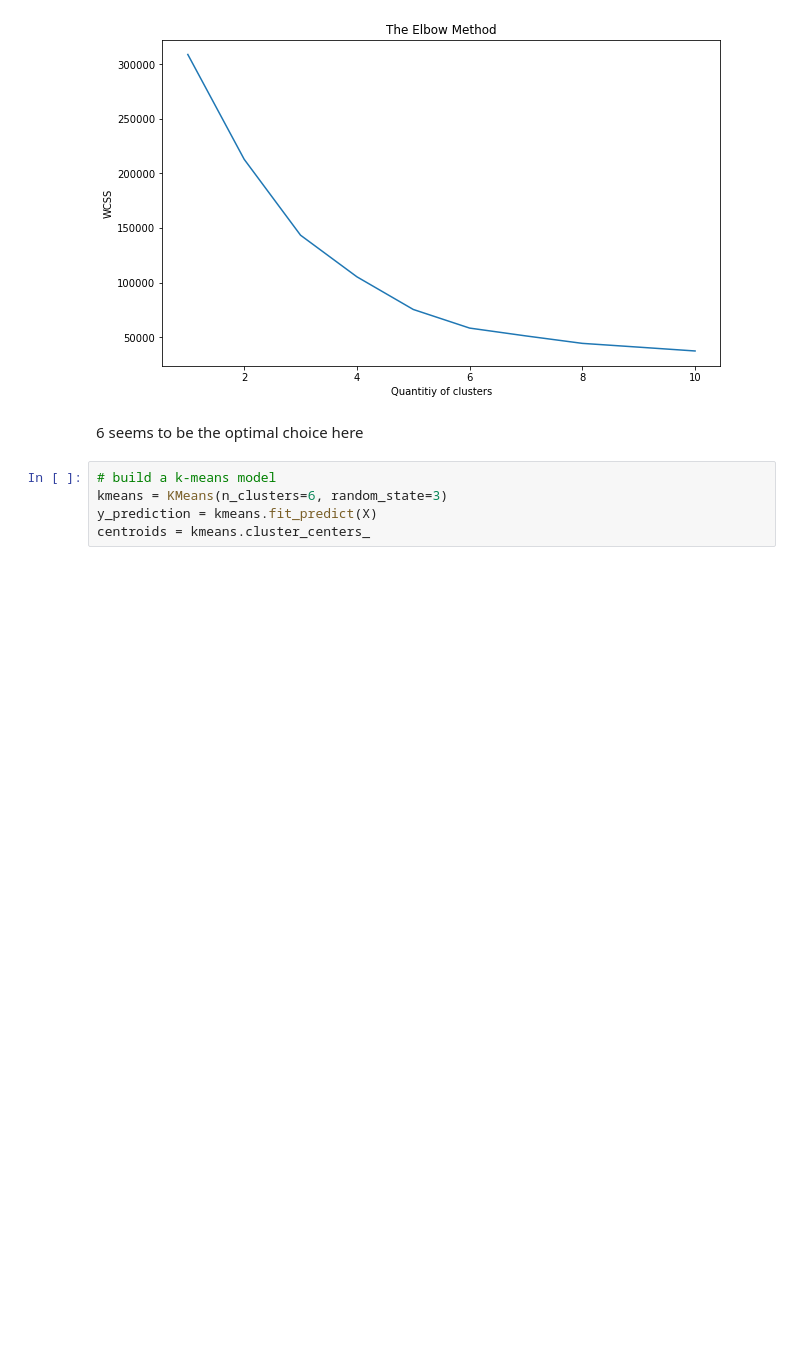
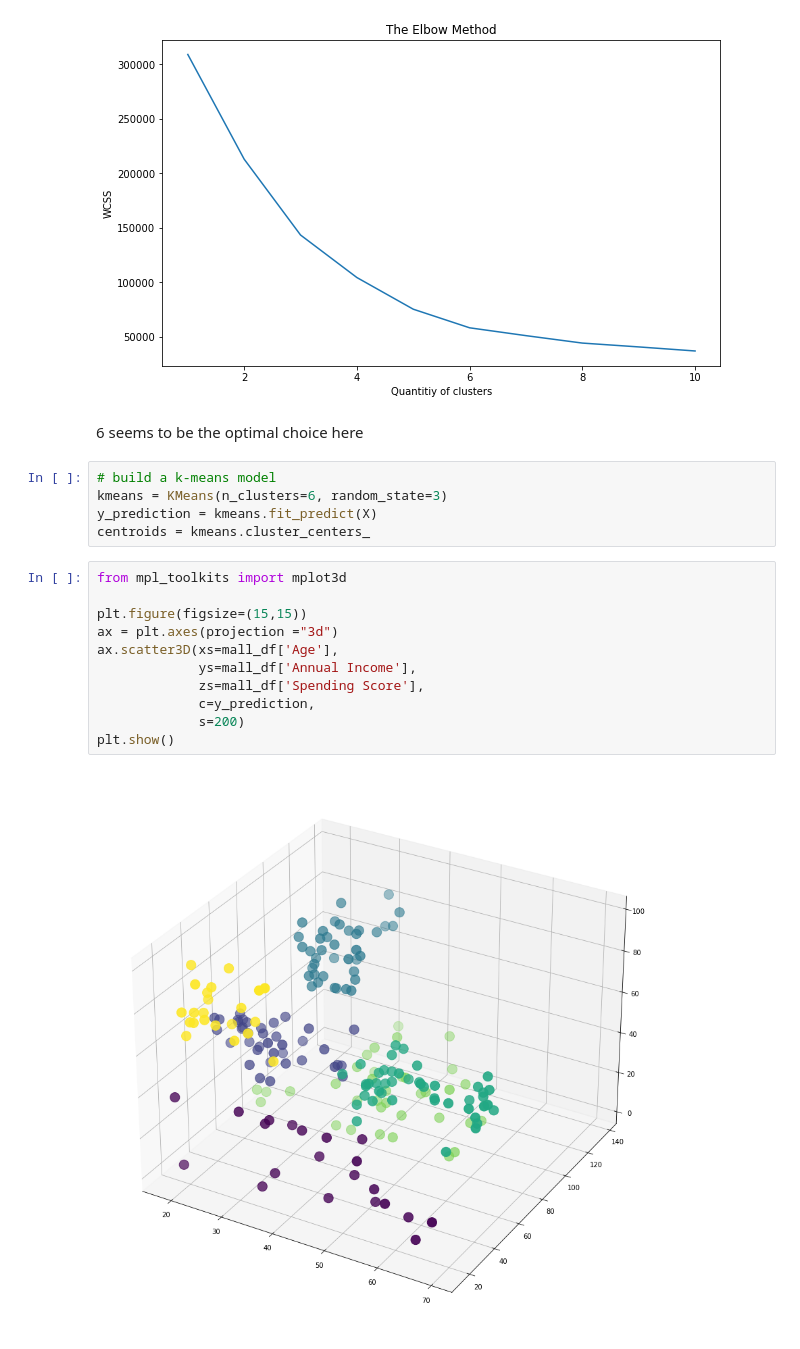
Before and after one commit to tw7366/Projects, a Jupyter notebook: Projects/Mall Customer Segmentation.ipynb, the cells around one changed output. Saved outputs shown, nothing was run; the diff lists cells and outputs as text; blank space fills up the shorter version.

Commit message:
Added a 3d graph at the end, added a relfection

```diff
--- a/Projects/Mall Customer Segmentation.ipynb
+++ b/Projects/Mall Customer Segmentation.ipynb
@@ -249,3 +249,16 @@ plt.show()
 kmeans = KMeans(n_clusters=6, random_state=3)
 y_prediction = kmeans.fit_predict(X)
 centroids = kmeans.cluster_centers_
+# %%
+from mpl_toolkits import mplot3d
+
+plt.figure(figsize=(15,15))
+ax = plt.axes(projection ="3d")
+ax.scatter3D(xs=mall_df['Age'],
+             ys=mall_df['Annual Income'],
+             zs=mall_df['Spending Score'],
+             c=y_prediction,
+             s=200)
+plt.show()
+# %% [output]
+[figure, added]
```
Also changed, not shown: parts of 5 cells of this notebook.
